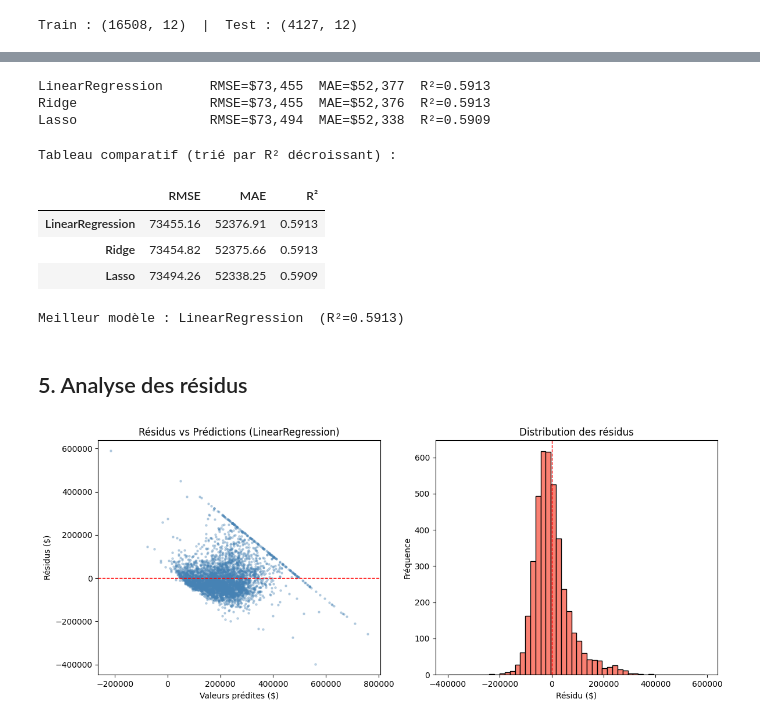
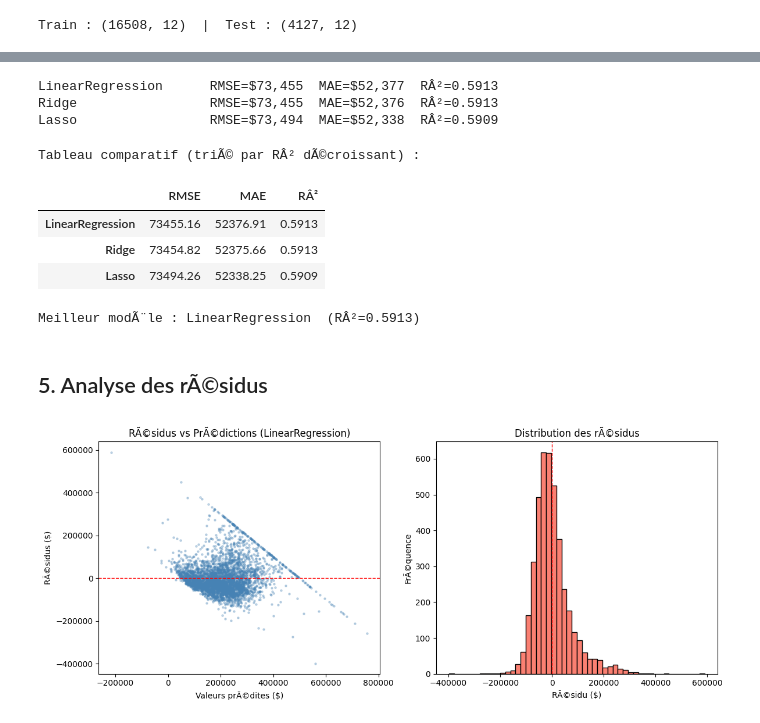
Before and after one commit to Marlin241/predict_price_house, a Jupyter notebook: notebook.ipynb, the cells around one changed output, grey strips where cells are left out. Saved outputs shown, nothing was run; the diff lists cells and outputs as text; code cells hidden in the pictures.

```diff
--- a/notebook.ipynb
+++ b/notebook.ipynb
@@ -194,53 +194,53 @@ for name, model in models.items():
     mae = float(mean_absolute_error(y_test, y_pred))
     r2 = float(r2_score(y_test, y_pred))
 
-    results[name] = {'RMSE': round(rmse, 2), 'MAE': round(mae, 2), 'R²': round(r2, 4)}
+    results[name] = {'RMSE': round(rmse, 2), 'MAE': round(mae, 2), 'RÂ²': round(r2, 4)}
     pipelines[name] = pipe
-    print(f"{name:20s}  RMSE=${rmse:,.0f}  MAE=${mae:,.0f}  R²={r2:.4f}")
+    print(f"{name:20s}  RMSE=${rmse:,.0f}  MAE=${mae:,.0f}  RÂ²={r2:.4f}")
 # %% [output]
-LinearRegression      RMSE=$73,455  MAE=$52,377  R²=0.5913
-Ridge                 RMSE=$73,455  MAE=$52,376  R²=0.5913
-Lasso                 RMSE=$73,494  MAE=$52,338  R²=0.5909
+LinearRegression      RMSE=$73,455  MAE=$52,377  RÂ²=0.5913
+Ridge                 RMSE=$73,455  MAE=$52,376  RÂ²=0.5913
+Lasso                 RMSE=$73,494  MAE=$52,338  RÂ²=0.5909
 # %%
-results_df = pd.DataFrame(results).T.sort_values('R²', ascending=False)
-print("\nTableau comparatif (trié par R² décroissant) :")
+results_df = pd.DataFrame(results).T.sort_values('RÂ²', ascending=False)
+print("\nTableau comparatif (triÃ© par RÂ² dÃ©croissant) :")
 display(results_df)
 
-best_name = results_df['R²'].idxmax()
+best_name = results_df['RÂ²'].idxmax()
 best_pipeline = pipelines[best_name]
 best_metrics = results[best_name]
-print(f"\nMeilleur modèle : {best_name}  (R²={best_metrics['R²']:.4f})")
+print(f"\nMeilleur modÃ¨le : {best_name}  (RÂ²={best_metrics['RÂ²']:.4f})")
 # %% [output]
-Tableau comparatif (trié par R² décroissant) :
+Tableau comparatif (triÃ© par RÂ² dÃ©croissant) :
-|  | RMSE | MAE | R² |
+|  | RMSE | MAE | RÂ² |
 | LinearRegression | 73455.16 | 52376.91 | 0.5913 |
 | Ridge | 73454.82 | 52375.66 | 0.5913 |
 | Lasso | 73494.26 | 52338.25 | 0.5909 |
-Meilleur modèle : LinearRegression  (R²=0.5913)
+Meilleur modÃ¨le : LinearRegression  (RÂ²=0.5913)
 # %% [markdown]
-## 5. Analyse des résidus
+## 5. Analyse des rÃ©sidus
 # %%
 y_pred_best = best_pipeline.predict(X_test)
 residuals = y_test.values - y_pred_best
 
 fig, axes = plt.subplots(1, 2, figsize=(12, 5))
 
 axes[0].scatter(y_pred_best, residuals, alpha=0.3, s=5, color='steelblue')
 axes[0].axhline(0, color='red', linestyle='--', linewidth=1)
-axes[0].set_xlabel('Valeurs prédites ($)')
-axes[0].set_ylabel('Résidus ($)')
-axes[0].set_title(f'Résidus vs Prédictions ({best_name})')
+axes[0].set_xlabel('Valeurs prÃ©dites ($)')
+axes[0].set_ylabel('RÃ©sidus ($)')
+axes[0].set_title(f'RÃ©sidus vs PrÃ©dictions ({best_name})')
 
 axes[1].hist(residuals, bins=50, edgecolor='black', color='salmon')
 axes[1].axvline(0, color='red', linestyle='--', linewidth=1)
-axes[1].set_xlabel('Résidu ($)')
-axes[1].set_ylabel('Fréquence')
-axes[1].set_title('Distribution des résidus')
+axes[1].set_xlabel('RÃ©sidu ($)')
+axes[1].set_ylabel('FrÃ©quence')
+axes[1].set_title('Distribution des rÃ©sidus')
 
 plt.tight_layout()
 plt.show()
 # %% [output]
-[figure, old version]
+[figure, new version]
 # %%
 seuil = 3 * residuals.std()
 n_outliers = int((np.abs(residuals) > seuil).sum())
```
Also changed, not shown: parts of 13 cells of this notebook.
